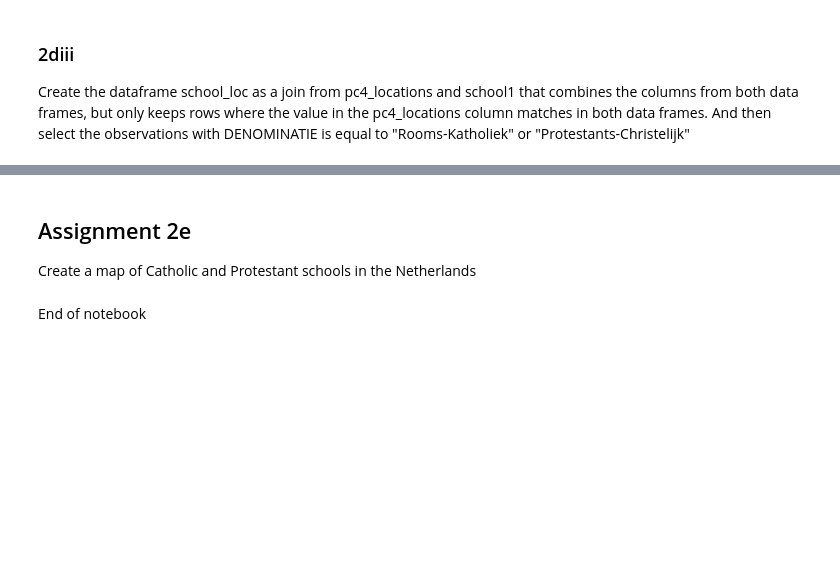
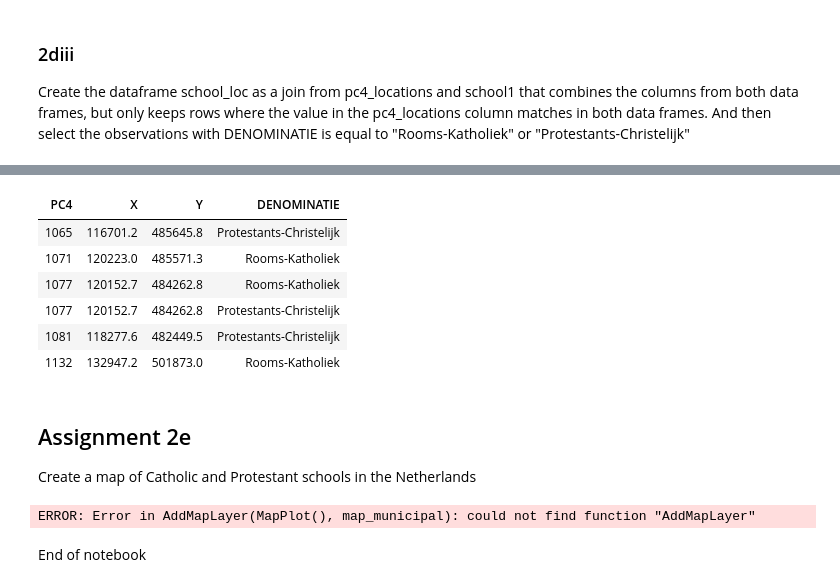
Before and after one commit to coenvdrwielen/assignments, a Jupyter notebook: Exam_student.ipynb, the cells around one changed output, grey strips where cells are left out. Saved outputs shown, nothing was run; the diff lists cells and outputs as text; code cells hidden in the pictures; blank space fills up the shorter version.

```diff
--- a/Exam_student.ipynb
+++ b/Exam_student.ipynb
@@ -157,8 +154,9 @@ Read in the pc4 locations (nld_pc4_locations.csv).
 
 Hint: Don't forget the X and Y should be numeric variables!
 # %%
-pc4_locations <- read.csv2("nld_pc4_locations.csv") %>%
-mutate(X=as.numeric(as.character(X))) %>%
-mutate(Y=as.numeric(as.character(Y)))
+pc4_locations <- read.csv2("../Sourcedata/nld_pc4_locations.csv") %>%
+mutate (X = as.numeric(as.character(X)))
+mutate (Y = as.numeric(as.character(Y)))
+
 str(pc4_locations)
 # %% [output]
@@ -219,6 +208,24 @@ ERROR: Error in parse(text = x, srcfile = src): <text>:2:0: unexpected end of in
+# %%
+school_loc <- inner_join(pc4_locations, schools1, by='PC4') %>%
+filter(DENOMINATIE == "Rooms-Katholiek" | DENOMINATIE == "Protestants-Christelijk")
+
+head(school_loc)
+# %% [output]
+| PC4 | X | Y | DENOMINATIE |
+| 1065 | 116701.2 | 485645.8 | Protestants-Christelijk |
+| 1071 | 120223.0 | 485571.3 | Rooms-Katholiek |
+| 1077 | 120152.7 | 484262.8 | Rooms-Katholiek |
+| 1077 | 120152.7 | 484262.8 | Protestants-Christelijk |
+| 1081 | 118277.6 | 482449.5 | Protestants-Christelijk |
+| 1132 | 132947.2 | 501873.0 | Rooms-Katholiek |
 # %% [markdown]
 ## Assignment 2e
 
 Create a map of Catholic and Protestant schools in the Netherlands
+# %%
+AddMapLayer(MapPlot(), map_municipal) %>%
+AddPointsLayer(school_loc, columnNameColor = "DENOMINATIE")
+# %% [output]
+ERROR: Error in AddMapLayer(MapPlot(), map_municipal): could not find function "AddMapLayer"
 # %% [markdown]
 End of notebook
```
Also changed, not shown: parts of 11 cells of this notebook.
